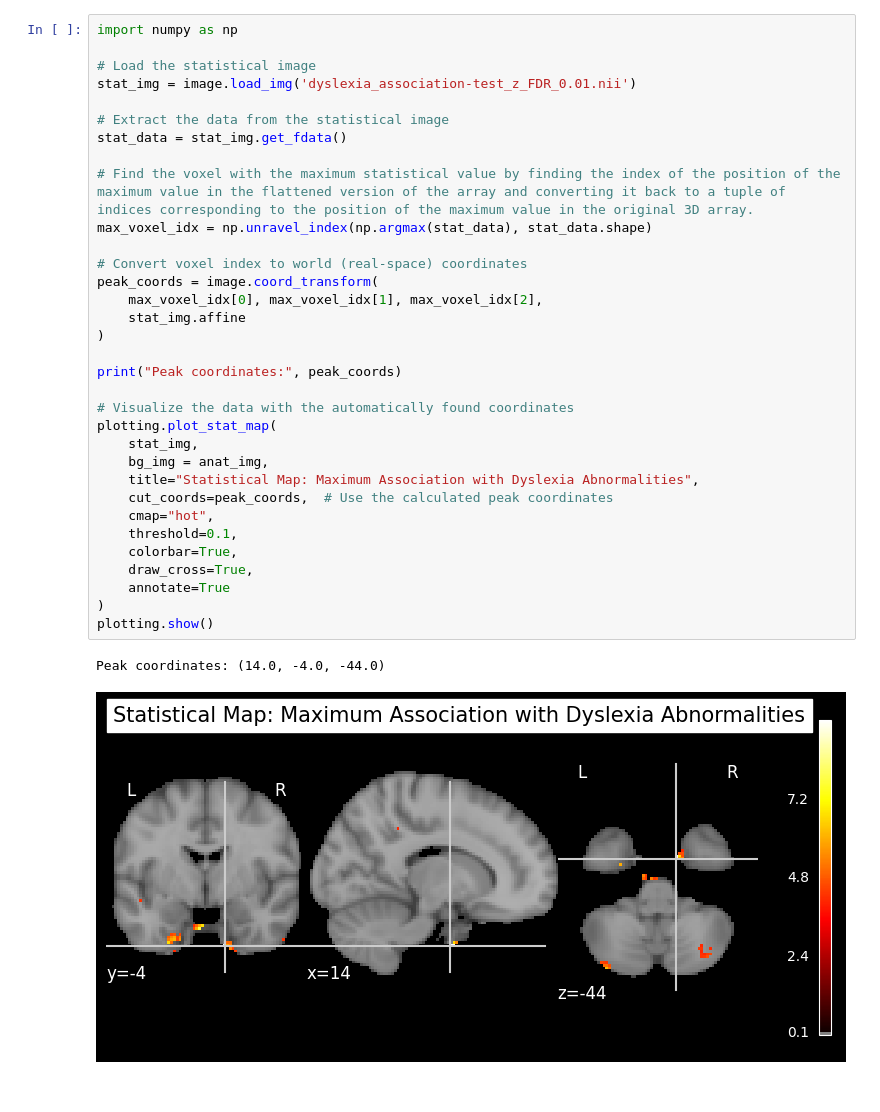
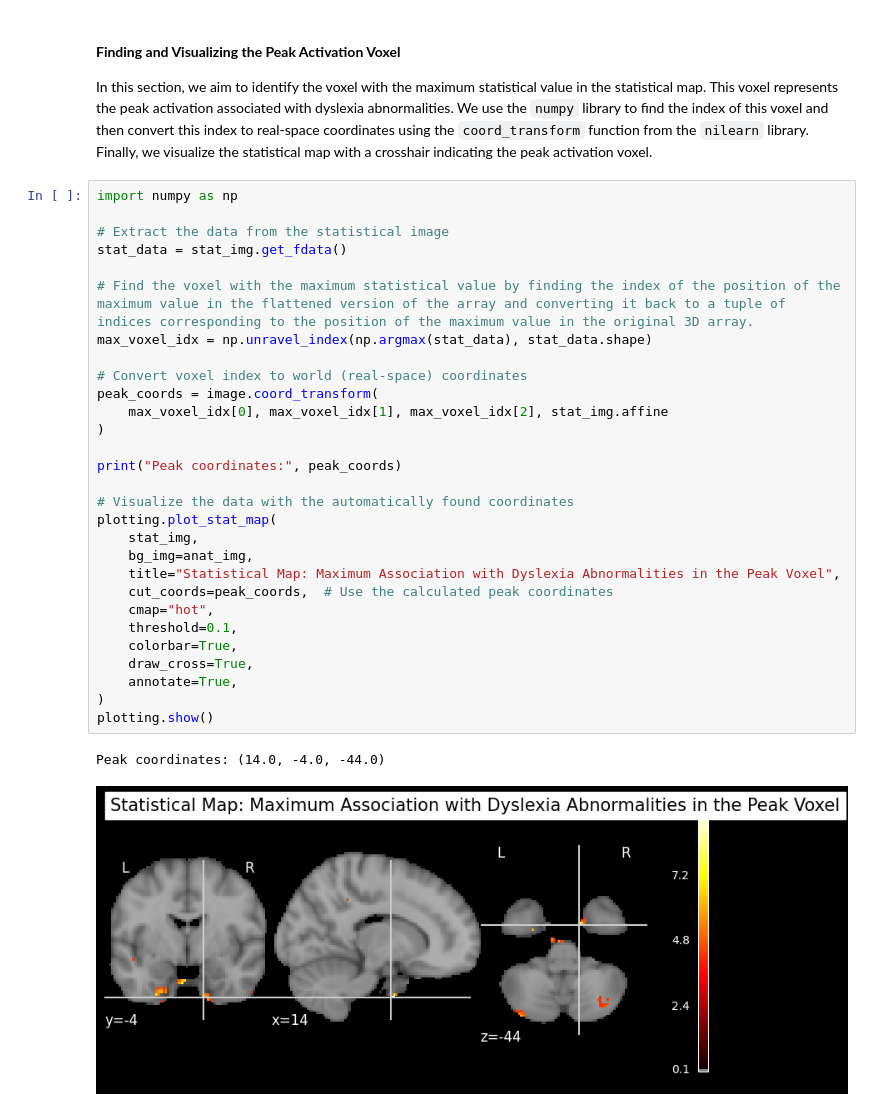
Before and after one commit to nargesnaghibi/Final_Assignment, a Jupyter notebook: Assignment.ipynb, the cells around one changed output. Drawn from its saved outputs; the diff is of its cells as text.

```diff
--- a/Assignment.ipynb
+++ b/Assignment.ipynb
@@ -34,39 +54,39 @@ plotting.plot_stat_map(
 plotting.show()
 # %% [output]
 [figure]
+# %% [markdown]
+#### **Finding and Visualizing the Peak Activation Voxel**
+
+In this section, we aim to identify the voxel with the maximum statistical value in the statistical map. This voxel represents the peak activation associated with dyslexia abnormalities. We use the `numpy` library to find the index of this voxel and then convert this index to real-space coordinates using the `coord_transform` function from the `nilearn` library. Finally, we visualize the statistical map with a crosshair indicating the peak activation voxel.
 # %%
 import numpy as np
-
-# Load the statistical image
-stat_img = image.load_img('dyslexia_association-test_z_FDR_0.01.nii')
 
 # Extract the data from the statistical image
 stat_data = stat_img.get_fdata()
 
 # Find the voxel with the maximum statistical value by finding the index of the position of the maximum value in the flattened version of the array and converting it back to a tuple of indices corresponding to the position of the maximum value in the original 3D array.
 max_voxel_idx = np.unravel_index(np.argmax(stat_data), stat_data.shape)
 
 # Convert voxel index to world (real-space) coordinates
 peak_coords = image.coord_transform(
-    max_voxel_idx[0], max_voxel_idx[1], max_voxel_idx[2],
-    stat_img.affine
+    max_voxel_idx[0], max_voxel_idx[1], max_voxel_idx[2], stat_img.affine
 )
 
 print("Peak coordinates:", peak_coords)
 
 # Visualize the data with the automatically found coordinates
 plotting.plot_stat_map(
     stat_img,
-    bg_img = anat_img,
-    title="Statistical Map: Maximum Association with Dyslexia Abnormalities",
+    bg_img=anat_img,
+    title="Statistical Map: Maximum Association with Dyslexia Abnormalities in the Peak Voxel",
     cut_coords=peak_coords,  # Use the calculated peak coordinates
     cmap="hot",
     threshold=0.1,
     colorbar=True,
     draw_cross=True,
-    annotate=True
+    annotate=True,
 )
 plotting.show()
 # %% [output]
 Peak coordinates: (14.0, -4.0, -44.0)
-[figure, old version]
+[figure, new version]
```
Also changed, not shown: parts of 11 cells of this notebook.
